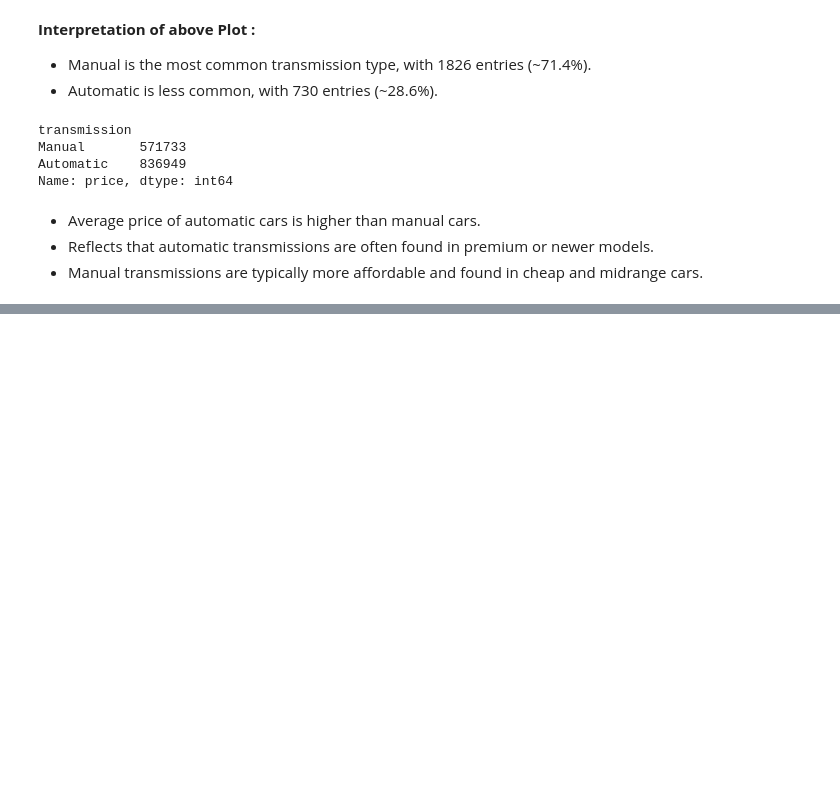
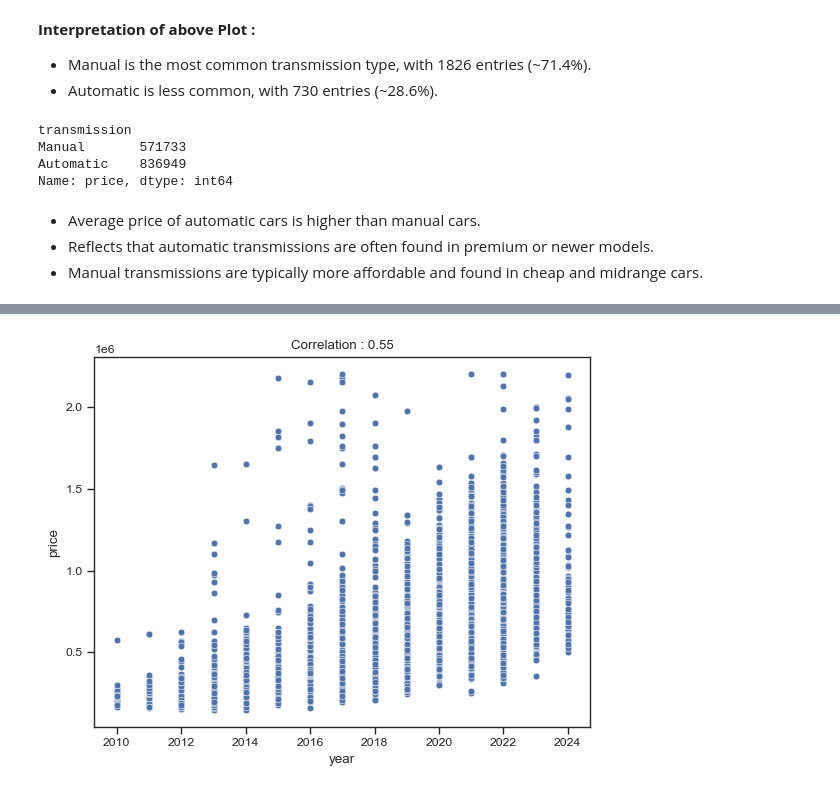
Before and after one commit to TheMrityunjayPathak/AutoIQ, a Jupyter notebook: notebooks/step_3_exploratory_data_analysis.ipynb, the cells around one changed output, grey strips where cells are left out. Drawn from its saved outputs; the diff is of its cells as text; code cells hidden in the pictures; blank space fills up the shorter version.

```diff
--- a/notebooks/step_3_exploratory_data_analysis.ipynb
+++ b/notebooks/step_3_exploratory_data_analysis.ipynb
@@ -209,0 +227,7 @@ Name: price, dtype: int64
+# %%
+# Relationship between "year" and "price"
+sns.scatterplot(x=cars['year'], y=cars['price'])
+plt.title(f"Correlation : {cars['year'].corr(cars['price']):.2f}")
+plt.show()
+# %% [output]
+[figure, added]
```
Also changed, not shown: parts of 4 cells of this notebook.
